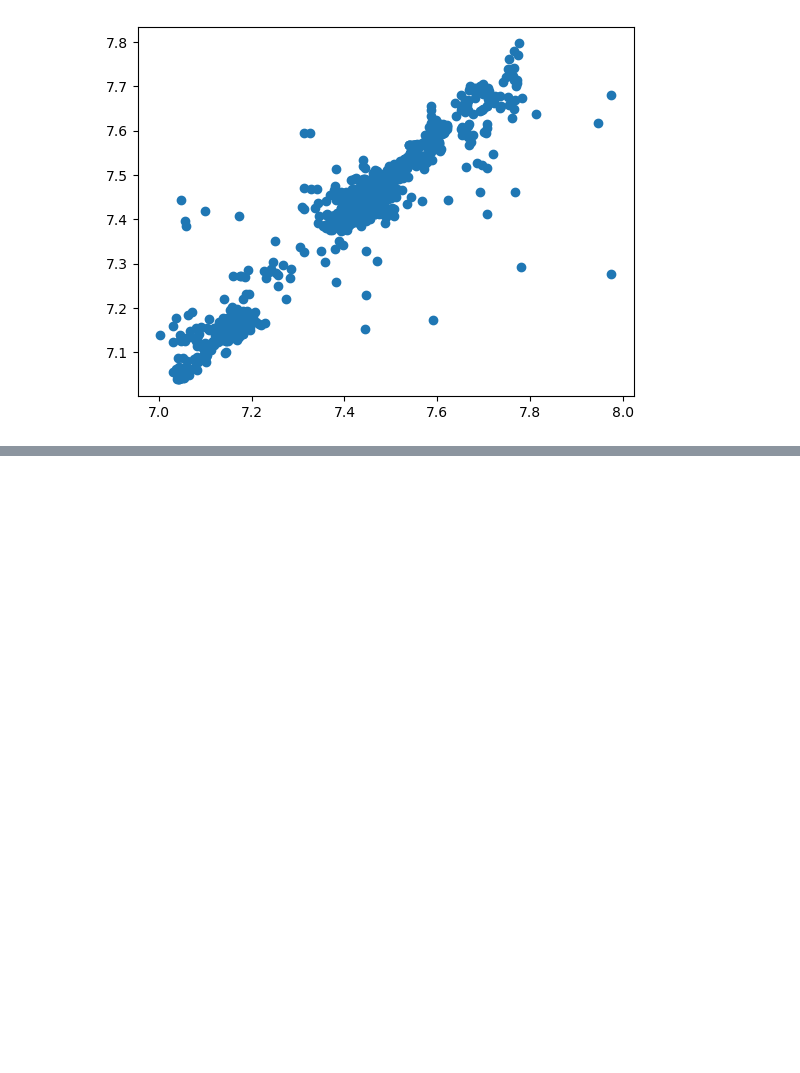
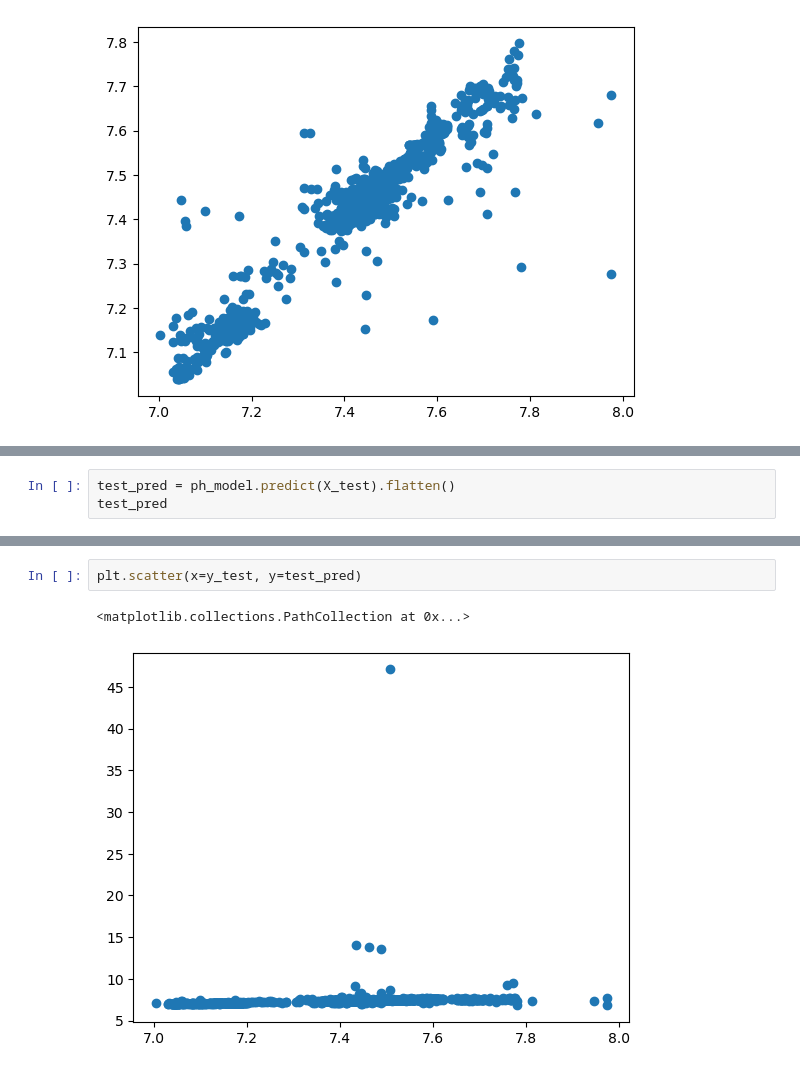
Before and after one commit to lutimoth/RIIPEN_ANTLER, a Jupyter notebook: Tim_Notebooks/Modeling.ipynb, the cells around one changed output, grey strips where cells are left out. Cells and saved outputs as stored; diff of their text form; blank space fills up the shorter version.

```diff
--- a/Tim_Notebooks/Modeling.ipynb
+++ b/Tim_Notebooks/Modeling.ipynb
@@ -360,0 +466,3 @@ plt.scatter(x=y_test, y=y_tuned_pred)
+# %%
+test_pred = ph_model.predict(X_test).flatten()
+test_pred
@@ -360,0 +473,5 @@ plt.scatter(x=y_test, y=y_tuned_pred)
+# %%
+plt.scatter(x=y_test, y=test_pred)
+# %% [output]
+<matplotlib.collections.PathCollection at 0x...>
+[figure, added]
```
Also changed, not shown: parts of 28 cells of this notebook, 5 other files.
